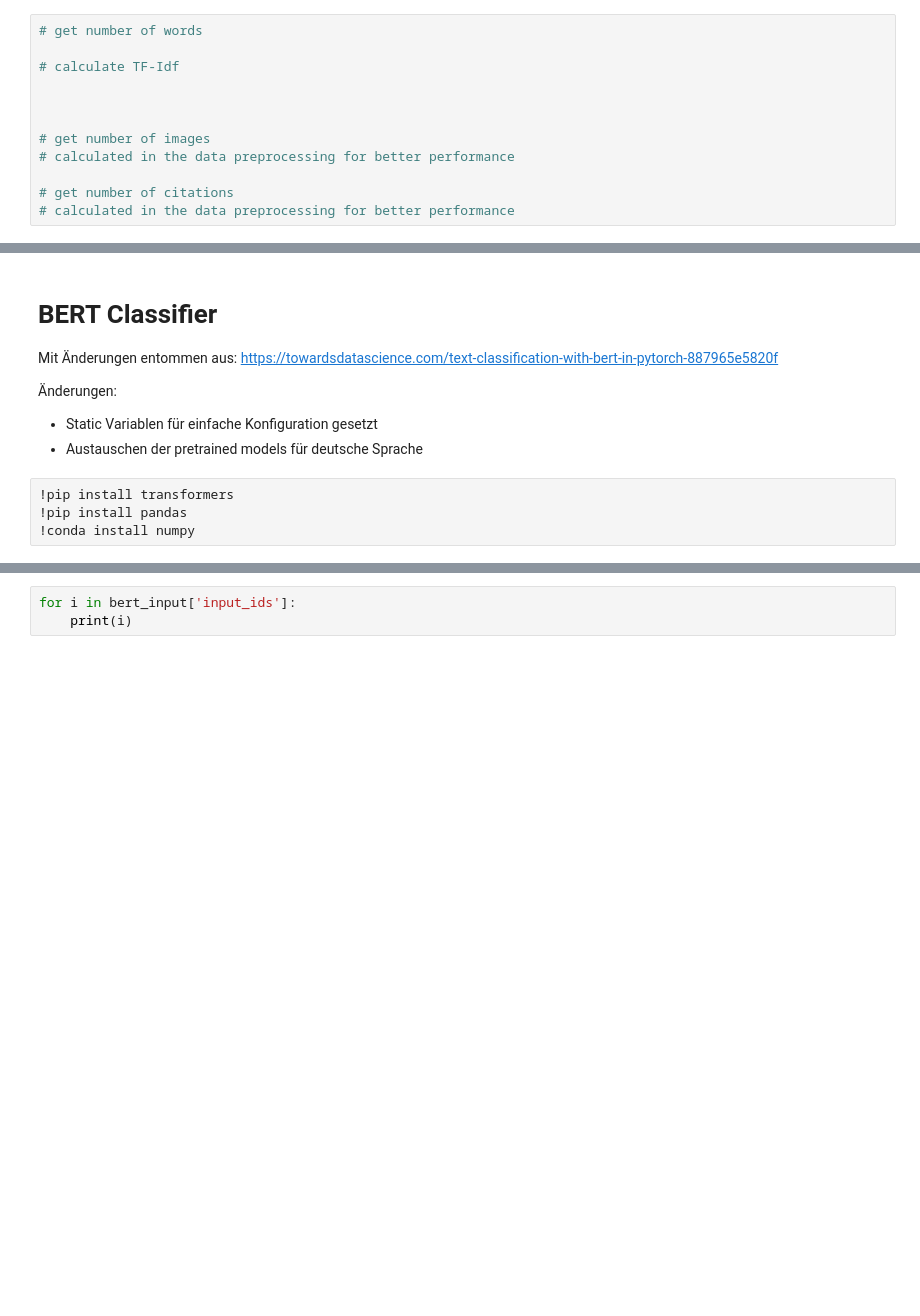
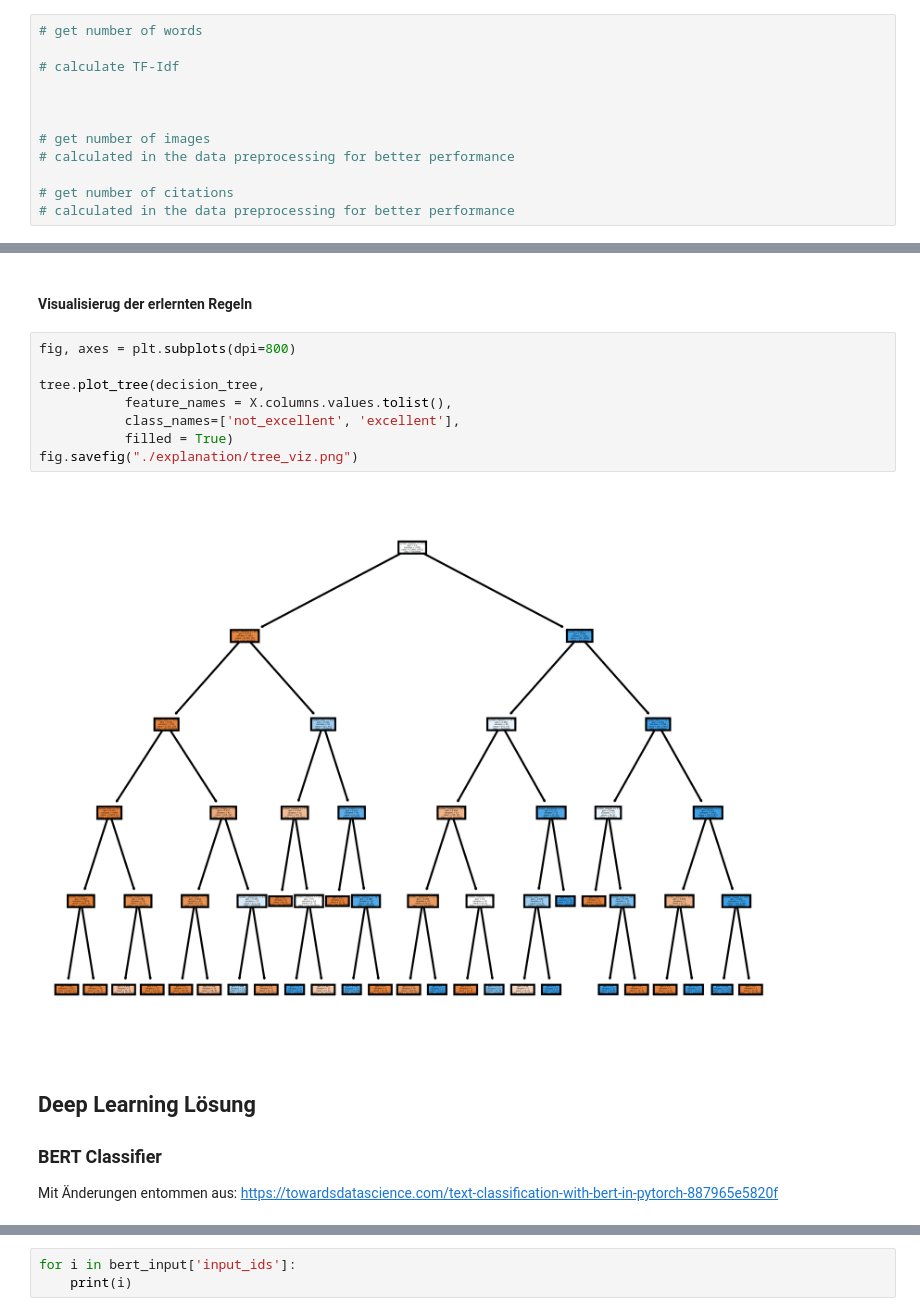
Before and after one commit to sobu02/Forschungsseminar, a Jupyter notebook: classification.ipynb, the cells around one changed output, grey strips where cells are left out. Cells and saved outputs as stored; diff of their text form; blank space fills up the shorter version.

```diff
--- a/classification.ipynb
+++ b/classification.ipynb
@@ -22,13 +102,17 @@ Dies erfolgte auf der Grundlage von Wikipedia angegebenen besonderheiten von exz
+# %% [markdown]
+#### Visualisierug der erlernten Regeln
+# %%
+fig, axes = plt.subplots(dpi=800)
+
+tree.plot_tree(decision_tree,
+           feature_names = X.columns.values.tolist(),
+           class_names=['not_excellent', 'excellent'],
+           filled = True)
+fig.savefig("./explanation/tree_viz.png")
+# %% [output]
+[figure, added]
 # %% [markdown]
-# BERT Classifier
-
+## Deep Learning Lösung
+### BERT Classifier
 Mit Änderungen entommen aus: https://towardsdatascience.com/text-classification-with-bert-in-pytorch-887965e5820f
-
-Änderungen:
-- Static Variablen für einfache Konfiguration gesetzt
-- Austauschen der pretrained models für deutsche Sprache
-# %%
-!pip install transformers
-!pip install pandas
-!conda install numpy
 # %%
```
Also changed, not shown: parts of 20 cells of this notebook, 3 other files.
